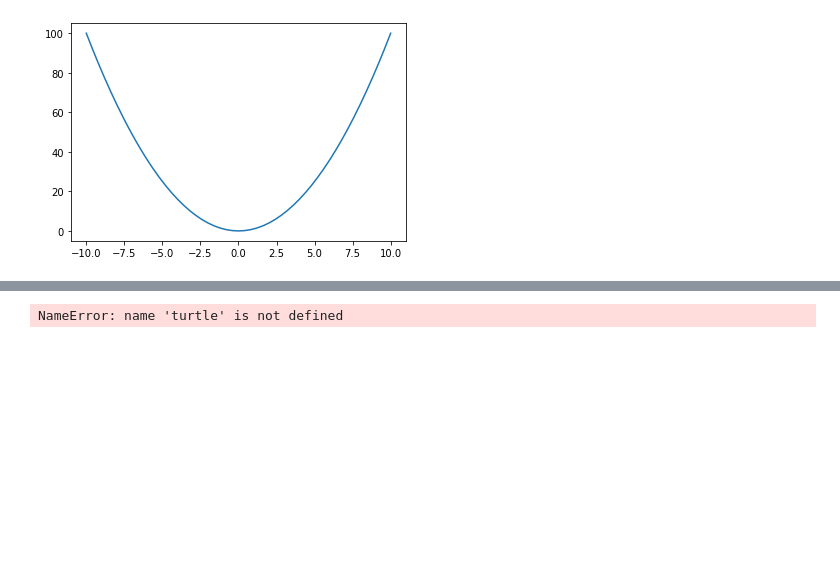
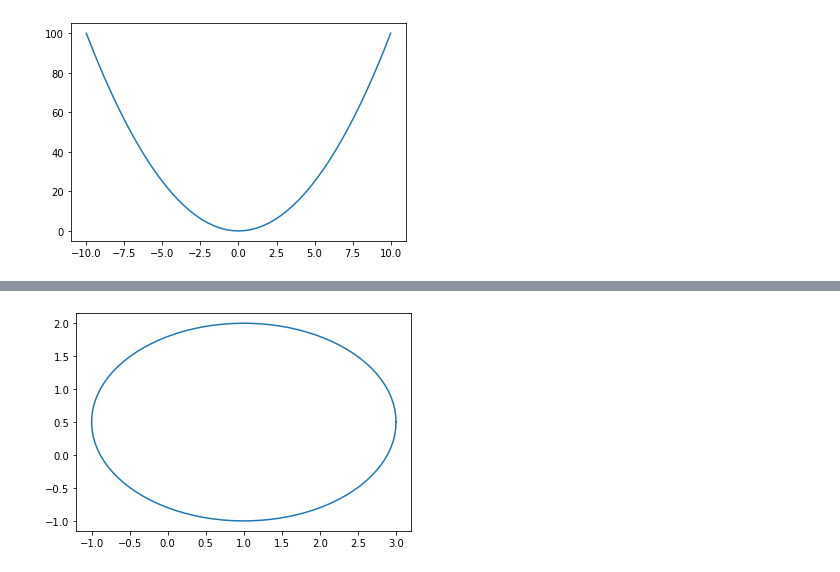
Before and after one commit to burdyugova/algebra, a Jupyter notebook: Lesson_3/lines and planes.ipynb, the cells around one changed output, grey strips where cells are left out. Cells and saved outputs as stored; diff of their text form; code cells hidden in the pictures; blank space fills up the shorter version.

```diff
--- a/Lesson_3/lines and planes.ipynb
+++ b/Lesson_3/lines and planes.ipynb
@@ -35,12 +35,14 @@ plt.show()
-# %%
-a = 150
-b = 90
-dx = turtle.xcor()
-dy = turtle.ycor()
-for deg in range(361):
-    rad = math.radians(deg)
-    x = a * math.sin(rad) + dx
-    y = -b * math.cos(rad) + b + dy
-    turtle.goto(x, y)
-# %% [output]
-NameError: name 'turtle' is not defined
+# %%
+from math import pi
+
+u=1.     #x-position of the center
+v=0.5    #y-position of the center
+a=2.     #radius on the x-axis
+b=1.5    #radius on the y-axis
+
+t = np.linspace(0, 2*pi, 100)
+plt.plot( u+a*np.cos(t) , v+b*np.sin(t) )
+
+plt.show()
+# %% [output]
+[figure, added]
```
Also changed, not shown: parts of 3 cells of this notebook.
